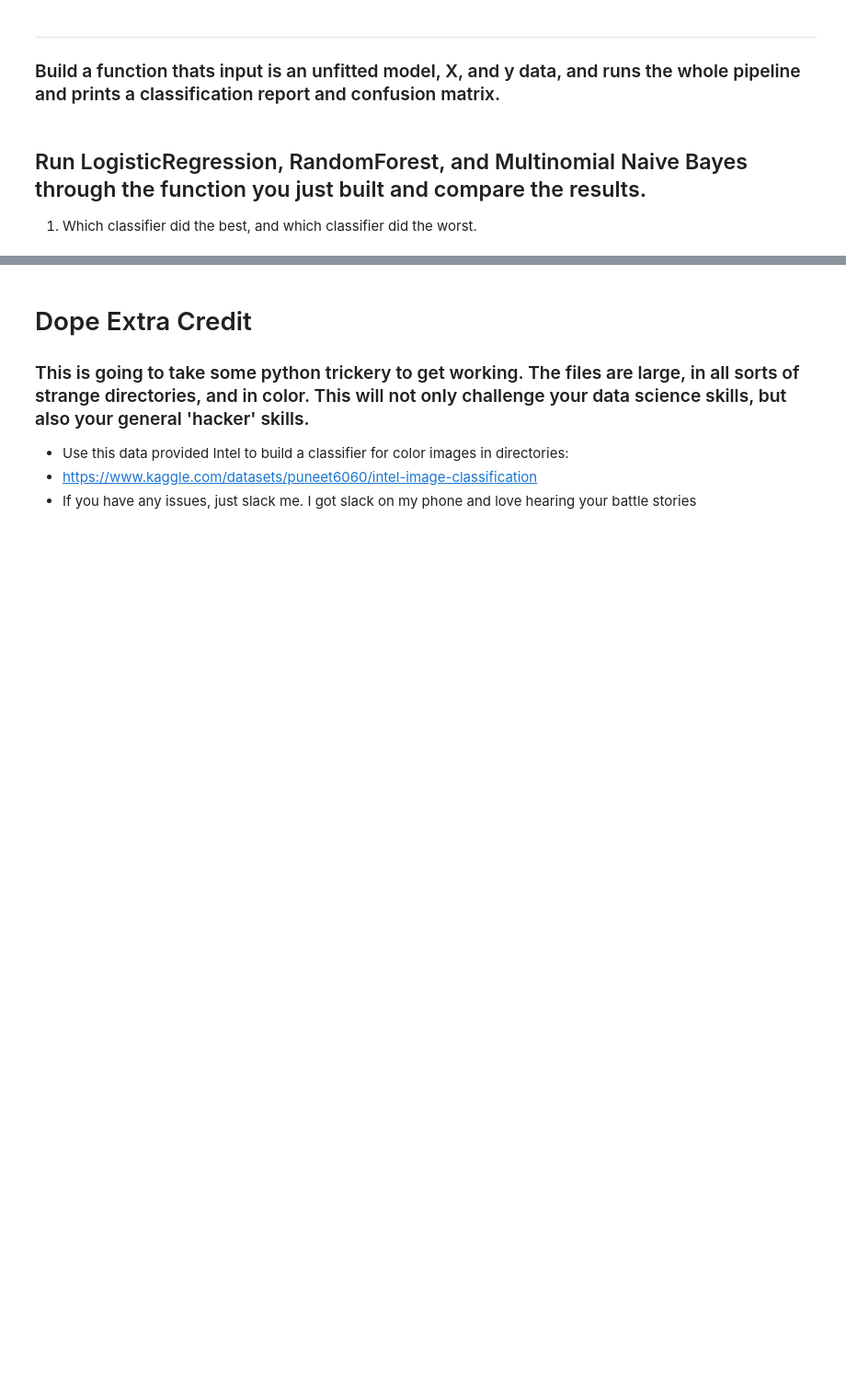
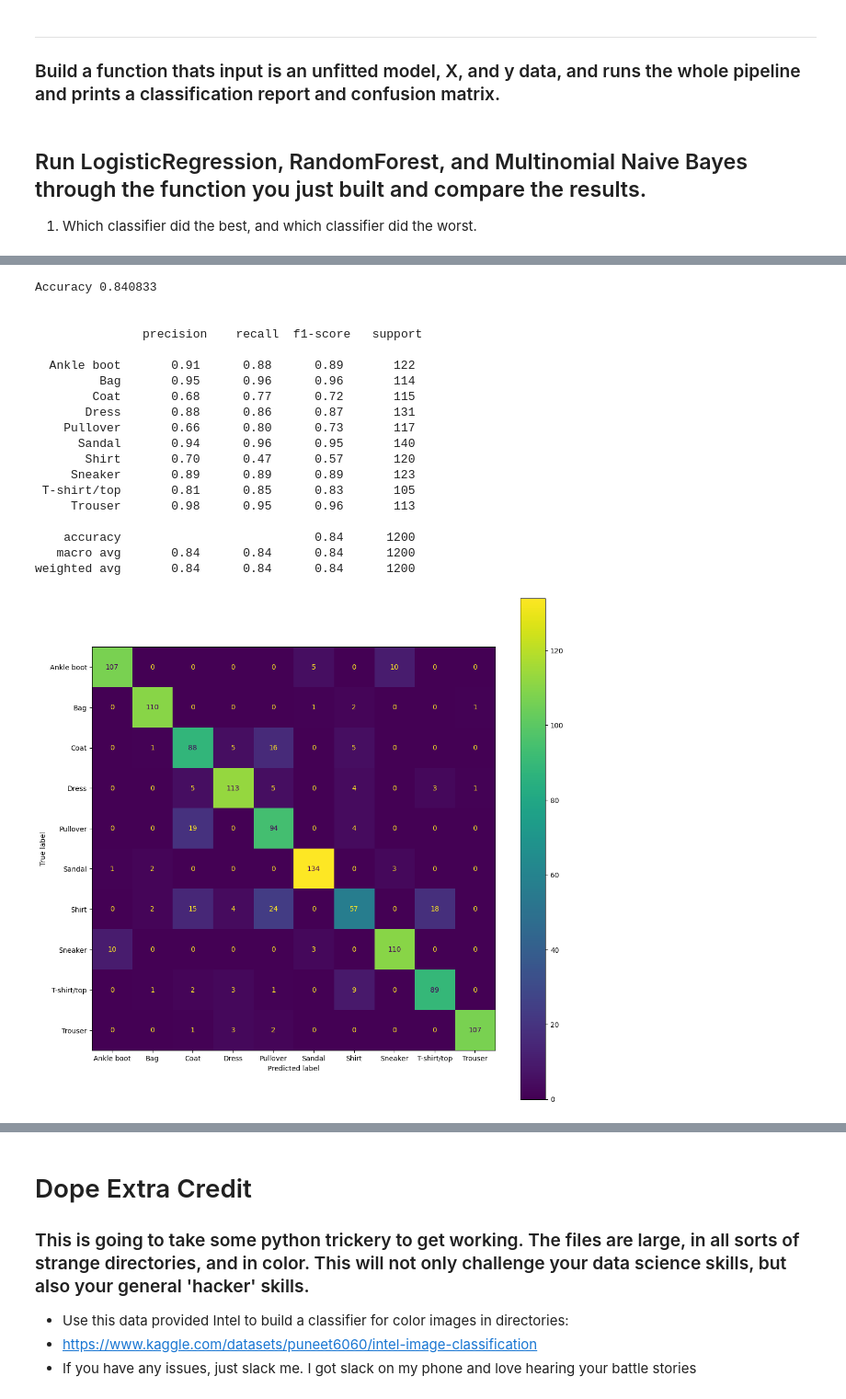
Before and after one commit to 112523chen/2022-fall-data-science, a Jupyter notebook: Week-06-Image-Classification/Image-Classification-Exercise.ipynb, the cells around one changed output, grey strips where cells are left out. Shown at 92% size. Saved outputs shown, nothing was run; the diff lists cells and outputs as text; code cells hidden in the pictures; blank space fills up the shorter version.

```diff
--- a/Week-06-Image-Classification/Image-Classification-Exercise.ipynb
+++ b/Week-06-Image-Classification/Image-Classification-Exercise.ipynb
@@ -170,0 +292,25 @@ def build_and_eval_model(model, X, y, random_state=23):
+# %%
+# RandomForest
+rf = RandomForestClassifier()
+build_and_eval_model(rf, X, y)
+# %% [output]
+Accuracy 0.840833
+
+
+               precision    recall  f1-score   support
+
+  Ankle boot       0.91      0.88      0.89       122
+         Bag       0.95      0.96      0.96       114
+        Coat       0.68      0.77      0.72       115
+       Dress       0.88      0.86      0.87       131
+    Pullover       0.66      0.80      0.73       117
+      Sandal       0.94      0.96      0.95       140
+       Shirt       0.70      0.47      0.57       120
+     Sneaker       0.89      0.89      0.89       123
+ T-shirt/top       0.81      0.85      0.83       105
+     Trouser       0.98      0.95      0.96       113
+
+    accuracy                           0.84      1200
+   macro avg       0.84      0.84      0.84      1200
+weighted avg       0.84      0.84      0.84      1200
+[figure, added]
```
Also changed, not shown: parts of 24 cells of this notebook.
